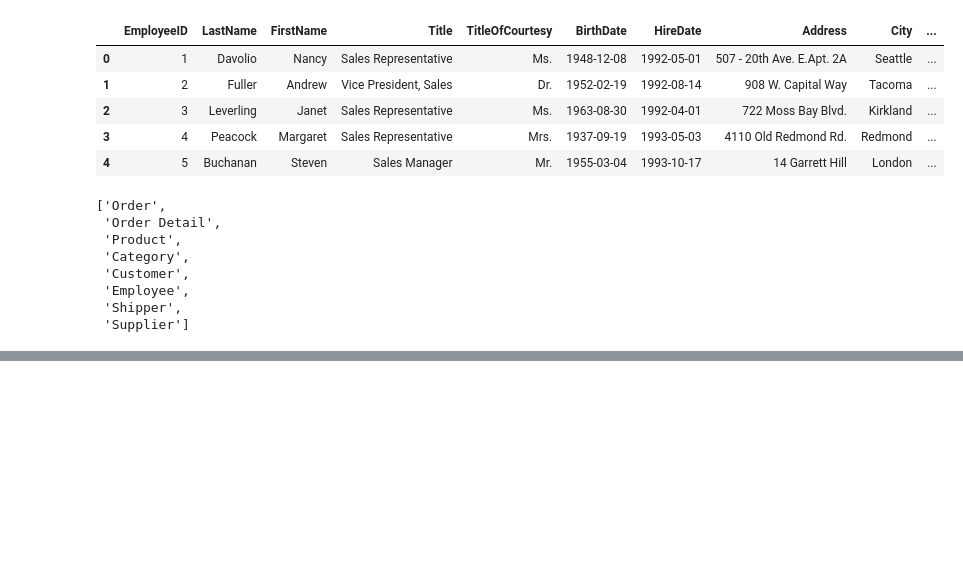
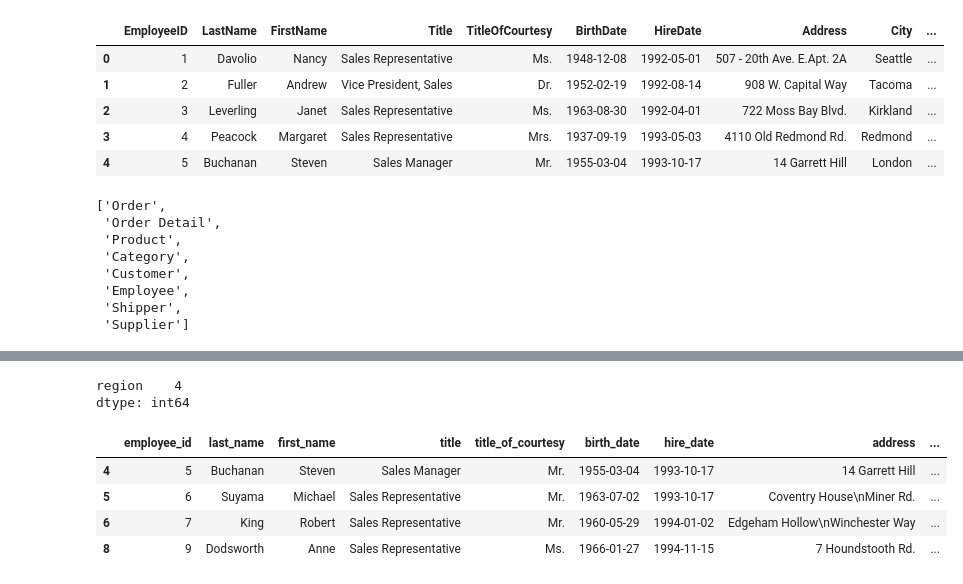
Before and after one commit to coder7475/text2sql, a Jupyter notebook: notebooks/analysis.ipynb, the cells around one changed output, grey strips where cells are left out. Drawn from its saved outputs; the diff is of its cells as text; code cells hidden in the pictures; blank space fills up the shorter version.

Commit message:
feat: Enhance employee data handling and loading process; update schema and analysis notebook

```diff
--- a/notebooks/analysis.ipynb
+++ b/notebooks/analysis.ipynb
@@ -273,3 +273,7 @@ customers = dfs.get('Customers')
 employees = dfs.get('Employees')
 suppliers = dfs.get('Suppliers')
 orders = dfs.get('Orders')
+# %%
+df = pd.read_csv('./../data/normalized/Employee.csv')
+
+df.head()
@@ -275,0 +309,14 @@ orders = dfs.get('Orders')
+# %%
+null_cols = df.columns[df.isnull().any()]
+print(df[null_cols].isnull().sum())
+# %% [output]
+region    4
+dtype: int64
+# %%
+df[df.isnull().any(axis=1)]
+# %% [output]
+|  | employee_id | last_name | first_name | title | title_of_courtesy | birth_date | hire_date | address | ... |
+| 4 | 5 | Buchanan | Steven | Sales Manager | Mr. | 1955-03-04 | 1993-10-17 | 14 Garrett Hill | ... |
+| 5 | 6 | Suyama | Michael | Sales Representative | Mr. | 1963-07-02 | 1993-10-17 | Coventry House\nMiner Rd. | ... |
+| 6 | 7 | King | Robert | Sales Representative | Mr. | 1960-05-29 | 1994-01-02 | Edgeham Hollow\nWinchester Way | ... |
+| 8 | 9 | Dodsworth | Anne | Sales Representative | Ms. | 1966-01-27 | 1994-11-15 | 7 Houndstooth Rd. | ... |
```
Also changed, not shown: parts of 2 cells of this notebook, 3 other files.
